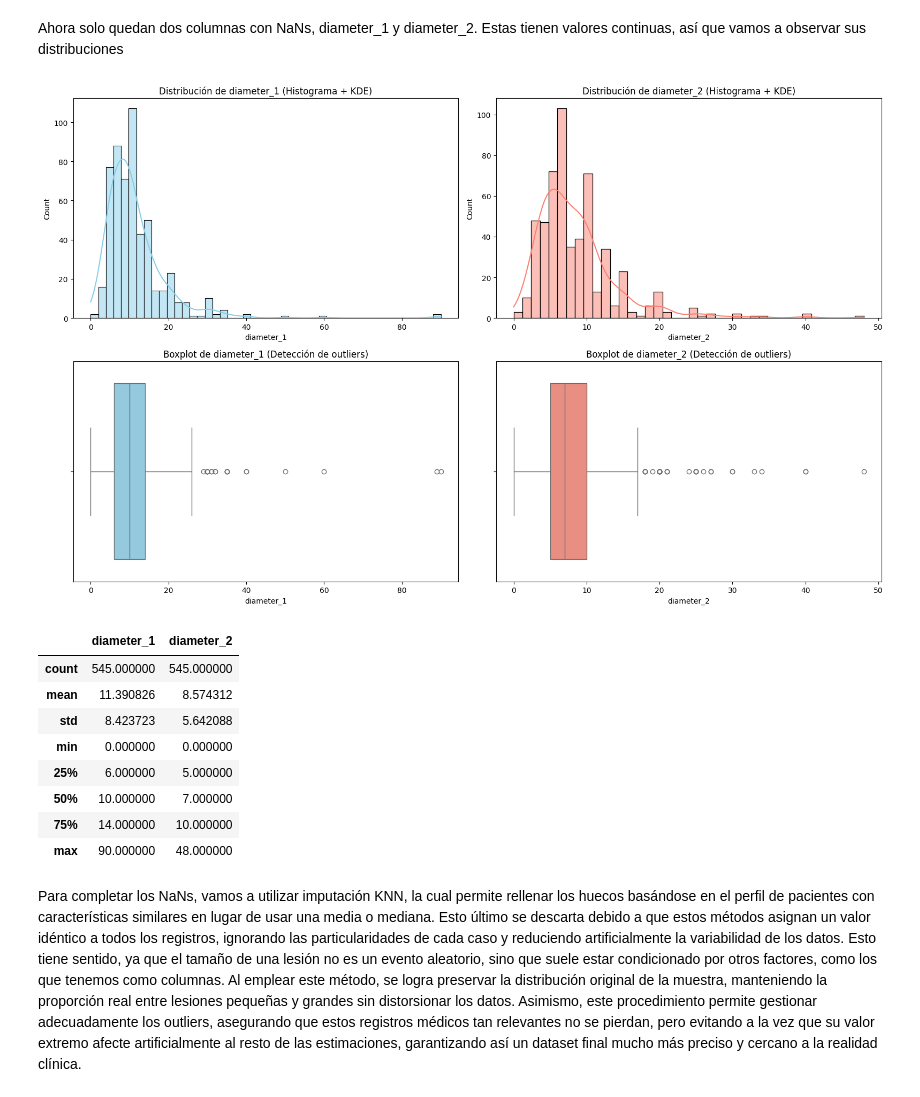
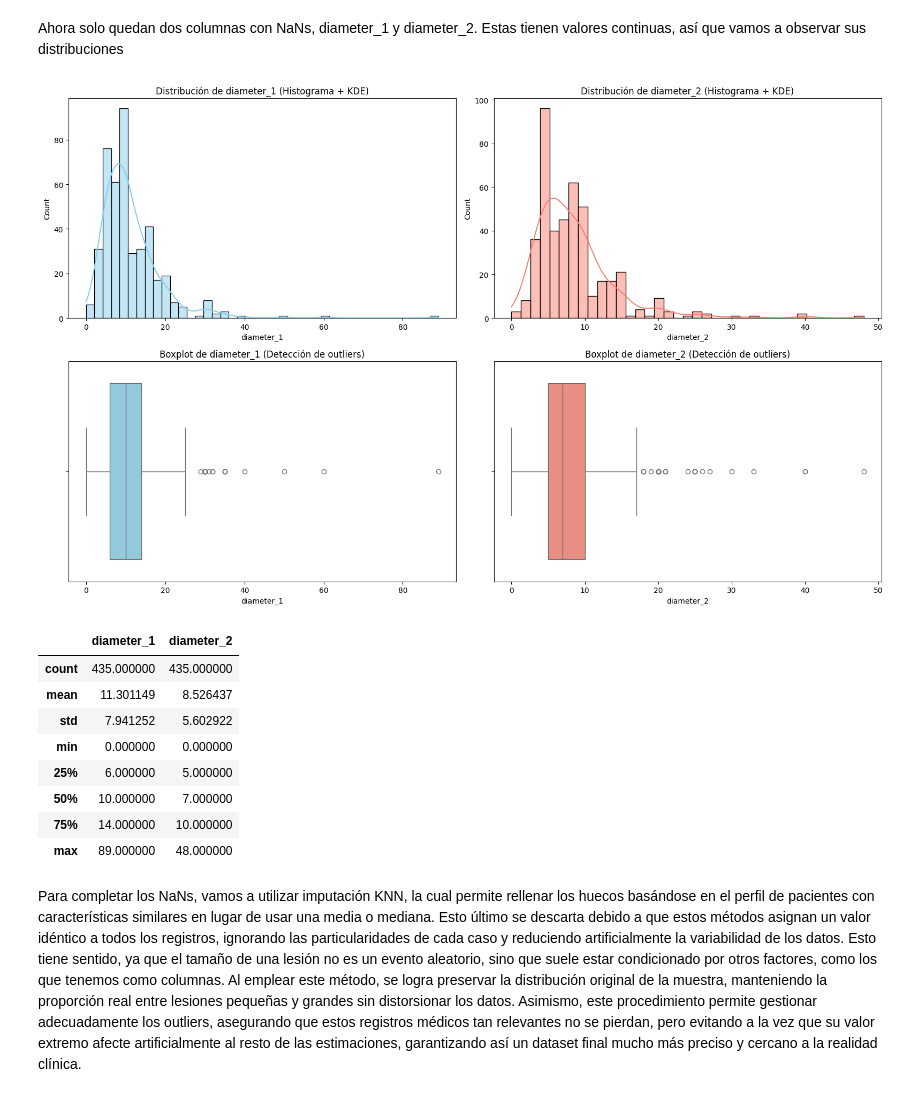
Before and after one commit to MrCordobex/ML-and-DL-final-project, a Jupyter notebook: JAVI/Prepocesing.ipynb, the cells around one changed output. Saved outputs shown, nothing was run; the diff lists cells and outputs as text; code cells hidden in the pictures.

```diff
--- a/JAVI/Prepocesing.ipynb
+++ b/JAVI/Prepocesing.ipynb
@@ -43,3 +47,8 @@ Registros después de eliminar duplicados exactos: 708
+# %%
+Train_raw, Test_raw = train_test_split(df_agrupado, test_size=0.2, random_state=42, stratify=df_agrupado['diagnostic'])
+
+Train_raw.to_csv('../Datos/Train_raw.csv', index=False)
+Test_raw.to_csv('../Datos/Test_raw.csv', index=False)
 # %% [markdown]
 ### Preprocessing de NaNs
 # %% [markdown]
@@ -68,7 +77,7 @@ display(NaN)
 Para las columnas booleanas vamos a cambiar los NaN, por una variable llamada (Unknown)
 # %%
 cols_para_fix = ['smoke', 'drink','pesticide','gender','skin_cancer_history','cancer_history','has_piped_water','has_sewage_system']
-df[cols_para_fix] = df[cols_para_fix].fillna('Unknown')
+Train_raw[cols_para_fix] = Train_raw[cols_para_fix].fillna('Unknown')
 # %% [markdown]
 Vamos a ver como se distribuyen las columnas con valor discreto (background_father, background_mother y fitspatrick)
 # %%
@@ -78,11 +87,10 @@ fig, axes = plt.subplots(1, 3, figsize=(20, 6))
 
 for i, col in enumerate(cols_discretas):
     # Ordenamos los datos para el eje X
-    order = df[col].value_counts().index
+    order = Train_raw[col].value_counts().index
 
-    # Solución al Future濃厚Warning: asignamos x a hue y legend=False
     sns.countplot(
-        data=df,
+        data=Train_raw,
         x=col,
         ax=axes[i],
         hue=col,
@@ -93,8 +101,6 @@ for i, col in enumerate(cols_discretas):
 
     axes[i].set_title(f'Distribución de {col}')
 
-    # Solución al UserWarning: Usar tick_params en lugar de set_xticklabels
-    # o simplemente rotar sin re-etiquetar
     axes[i].tick_params(axis='x', rotation=45)
 
     axes[i].set_xlabel('')
@@ -113,12 +119,12 @@ np.random.seed(42)
 for col in cols_discretas:
     # 1. Calculamos la distribución ignorando los NaNs
     # value_counts() por defecto no cuenta los nulos
-    counts = df[col].value_counts(normalize=True)
+    counts = Train_raw[col].value_counts(normalize=True)
     categorias = counts.index
     probabilidades = counts.values
 
     # 2. Identificamos qué filas tienen el valor nulo (NaN)
-    mask_nulos = df[col].isnull()
+    mask_nulos = Train_raw[col].isnull()
     cantidad_a_rellenar = mask_nulos.sum()
 
     # 3. Si hay nulos, rellenamos con el "sorteo" basado en los porcentajes
@@ -130,43 +136,43 @@ for col in cols_discretas:
         )
 
         # 4. Sustituimos los NaN por los valores sorteados
-        df.loc[mask_nulos, col] = valores_imputados
+        Train_raw.loc[mask_nulos, col] = valores_imputados
 # %% [markdown]
 Ahora solo quedan dos columnas con NaNs, diameter_1 y diameter_2. Estas tienen valores continuas, así que vamos a observar sus distribuciones
 # %%
 # Configuramos el lienzo para 4 gráficos (2 por columna)
 fig, axes = plt.subplots(2, 2, figsize=(16, 10))
 
 # --- Análisis de diameter_1 ---
-sns.histplot(df['diameter_1'].dropna(), kde=True, ax=axes[0, 0], color='skyblue')
+sns.histplot(Train_raw['diameter_1'].dropna(), kde=True, ax=axes[0, 0], color='skyblue')
 axes[0, 0].set_title('Distribución de diameter_1 (Histograma + KDE)')
 
-sns.boxplot(x=df['diameter_1'], ax=axes[1, 0], color='skyblue')
+sns.boxplot(x=Train_raw['diameter_1'], ax=axes[1, 0], color='skyblue')
 axes[1, 0].set_title('Boxplot de diameter_1 (Detección de outliers)')
 
 # --- Análisis de diameter_2 ---
-sns.histplot(df['diameter_2'].dropna(), kde=True, ax=axes[0, 1], color='salmon')
+sns.histplot(Train_raw['diameter_2'].dropna(), kde=True, ax=axes[0, 1], color='salmon')
 axes[0, 1].set_title('Distribución de diameter_2 (Histograma + KDE)')
 
-sns.boxplot(x=df['diameter_2'], ax=axes[1, 1], color='salmon')
+sns.boxplot(x=Train_raw['diameter_2'], ax=axes[1, 1], color='salmon')
 axes[1, 1].set_title('Boxplot de diameter_2 (Detección de outliers)')
 
 plt.tight_layout()
 plt.show()
 
 # Estadisticas
-display(df[['diameter_1', 'diameter_2']].describe())
+display(Train_raw[['diameter_1', 'diameter_2']].describe())
 # %% [output]
-[figure, old version]
+[figure, new version]
 |  | diameter_1 | diameter_2 |
-| count | 545.000000 | 545.000000 |
-| mean | 11.390826 | 8.574312 |
-| std | 8.423723 | 5.642088 |
+| count | 435.000000 | 435.000000 |
+| mean | 11.301149 | 8.526437 |
+| std | 7.941252 | 5.602922 |
 | min | 0.000000 | 0.000000 |
 | 25% | 6.000000 | 5.000000 |
 | 50% | 10.000000 | 7.000000 |
 | 75% | 14.000000 | 10.000000 |
-| max | 90.000000 | 48.000000 |
+| max | 89.000000 | 48.000000 |
 # %% [markdown]
 Para completar los NaNs, vamos a utilizar imputación KNN, la cual permite rellenar los huecos basándose en el perfil de pacientes con características similares en lugar de usar una media o mediana. Esto último se descarta debido a que estos métodos asignan un valor idéntico a todos los registros, ignorando las particularidades de cada caso y reduciendo artificialmente la variabilidad de los datos. Esto tiene sentido, ya que el tamaño de una lesión no es un evento aleatorio, sino que suele estar condicionado por otros factores, como los que tenemos como columnas. Al emplear este método, se logra preservar la distribución original de la muestra, manteniendo la proporción real entre lesiones pequeñas y grandes sin distorsionar los datos. Asimismo, este procedimiento permite gestionar adecuadamente los outliers, asegurando que estos registros médicos tan relevantes no se pierdan, pero evitando a la vez que su valor extremo afecte artificialmente al resto de las estimaciones, garantizando así un dataset final mucho más preciso y cercano a la realidad clínica.
 # %%
```
Also changed, not shown: parts of 18 cells of this notebook, 7 other files.
